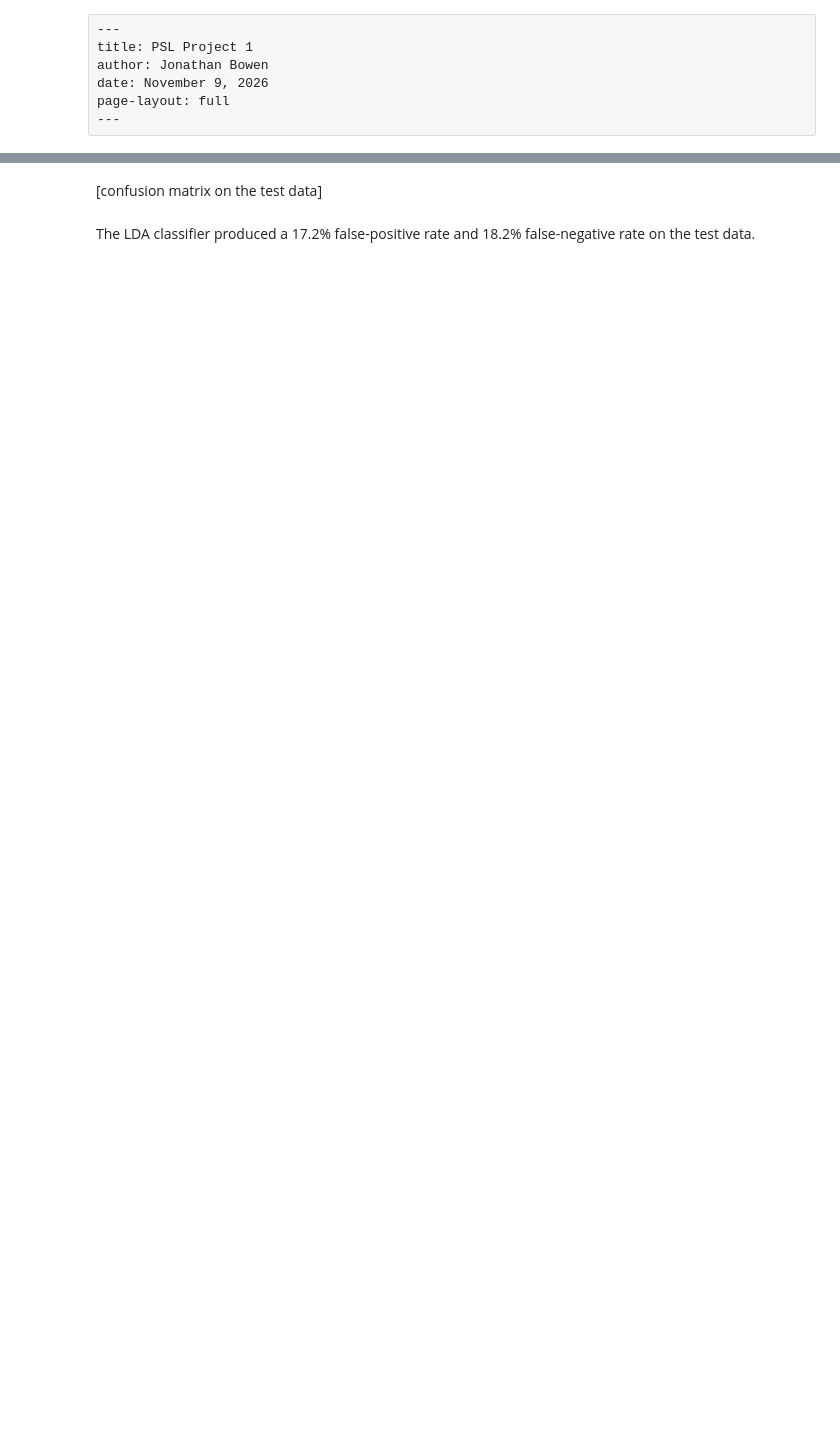
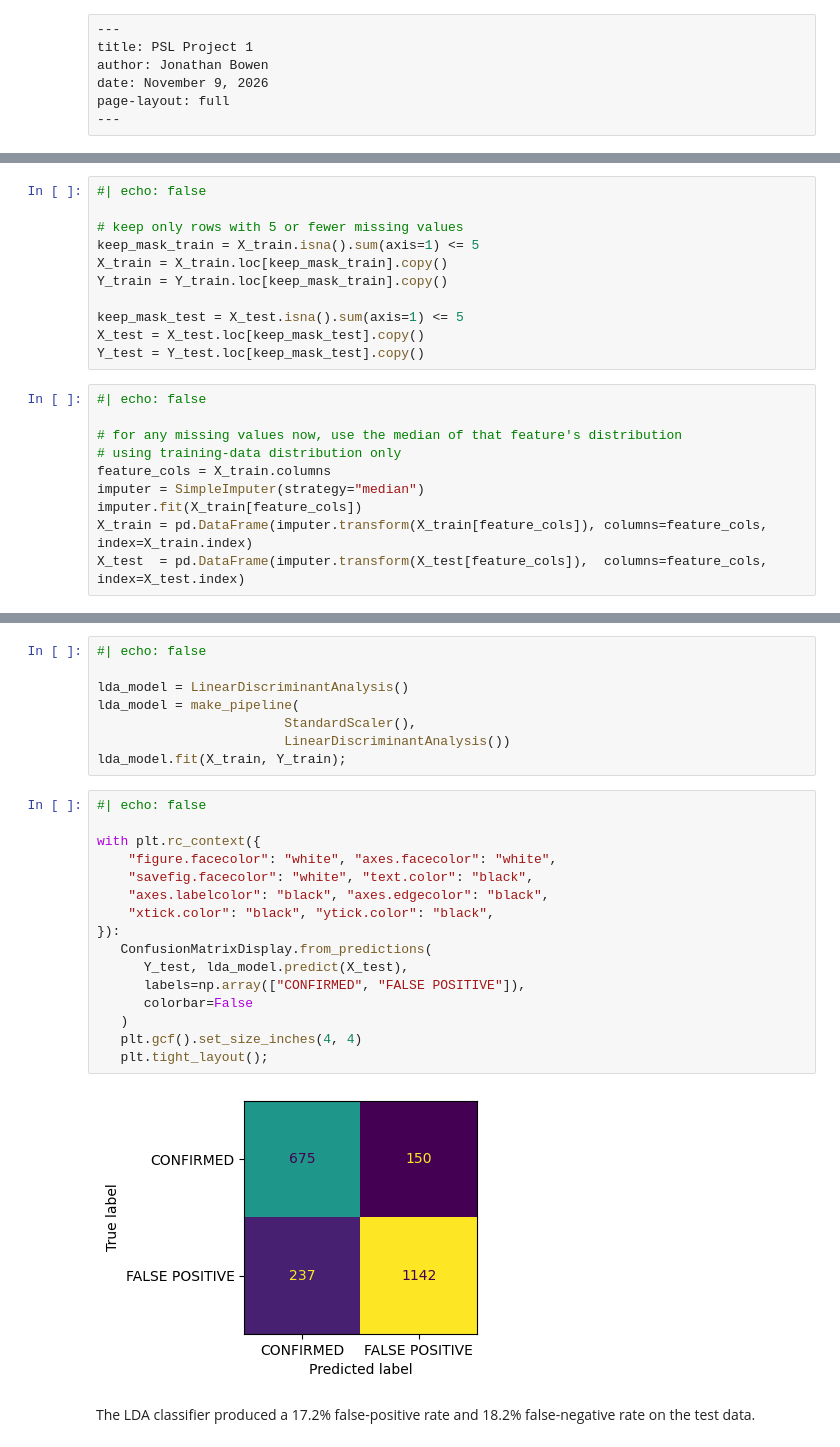
Before and after one commit to jbowen102/CS598_PSL_Project_1, a Jupyter notebook: Project1_jbowen.ipynb, the cells around one changed output, grey strips where cells are left out. Saved outputs shown, nothing was run; the diff lists cells and outputs as text; blank space fills up the shorter version.

```diff
--- a/Project1_jbowen.ipynb
+++ b/Project1_jbowen.ipynb
@@ -8,2 +51,23 @@ page-layout: full
+# %%
+#| echo: false
+
+# keep only rows with 5 or fewer missing values
+keep_mask_train = X_train.isna().sum(axis=1) <= 5
+X_train = X_train.loc[keep_mask_train].copy()
+Y_train = Y_train.loc[keep_mask_train].copy()
+
+keep_mask_test = X_test.isna().sum(axis=1) <= 5
+X_test = X_test.loc[keep_mask_test].copy()
+Y_test = Y_test.loc[keep_mask_test].copy()
+# %%
+#| echo: false
+
+# for any missing values now, use the median of that feature's distribution
+# using training-data distribution only
+feature_cols = X_train.columns
+imputer = SimpleImputer(strategy="median")
+imputer.fit(X_train[feature_cols])
+X_train = pd.DataFrame(imputer.transform(X_train[feature_cols]), columns=feature_cols, index=X_train.index)
+X_test  = pd.DataFrame(imputer.transform(X_test[feature_cols]),  columns=feature_cols, index=X_test.index)
 # %% [markdown]
 # INTRO
@@ -92,5 +155,29 @@ Cases where the classifier incorrectly labels an object as a confirmed planet wi
-# %% [markdown]
-[confusion matrix on the test data]
+# %%
+#| echo: false
+
+lda_model = LinearDiscriminantAnalysis()
+lda_model = make_pipeline(
+                        StandardScaler(),
+                        LinearDiscriminantAnalysis())
+lda_model.fit(X_train, Y_train);
+# %%
+#| echo: false
+
+with plt.rc_context({
+    "figure.facecolor": "white", "axes.facecolor": "white",
+    "savefig.facecolor": "white", "text.color": "black",
+    "axes.labelcolor": "black", "axes.edgecolor": "black",
+    "xtick.color": "black", "ytick.color": "black",
+}):
+   ConfusionMatrixDisplay.from_predictions(
+      Y_test, lda_model.predict(X_test),
+      labels=np.array(["CONFIRMED", "FALSE POSITIVE"]),
+      colorbar=False
+   )
+   plt.gcf().set_size_inches(4, 4)
+   plt.tight_layout();
+# %% [output]
+[figure, added]
 # %% [markdown]
 The LDA classifier produced a 17.2% false-positive rate and 18.2% false-negative rate on the test data.
 # %% [markdown]
```
Also changed, not shown: parts of 29 cells of this notebook, 1 other file.
